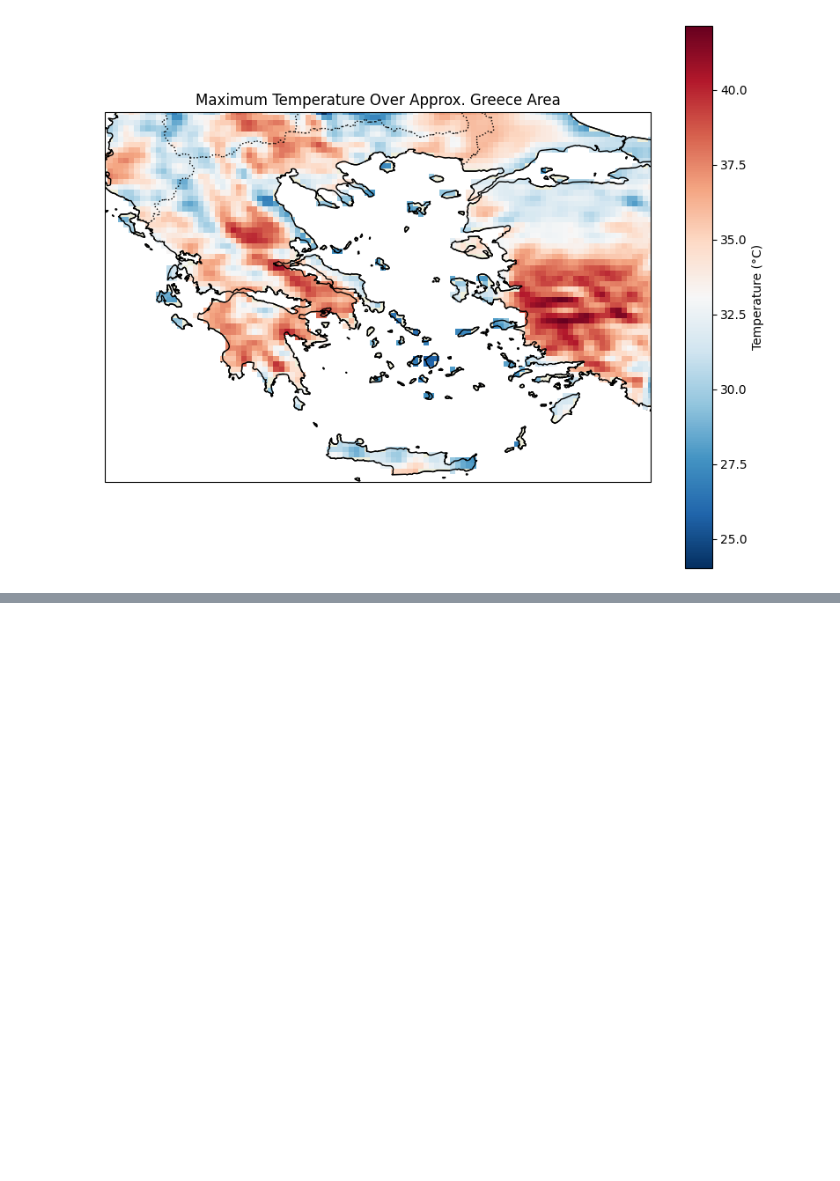
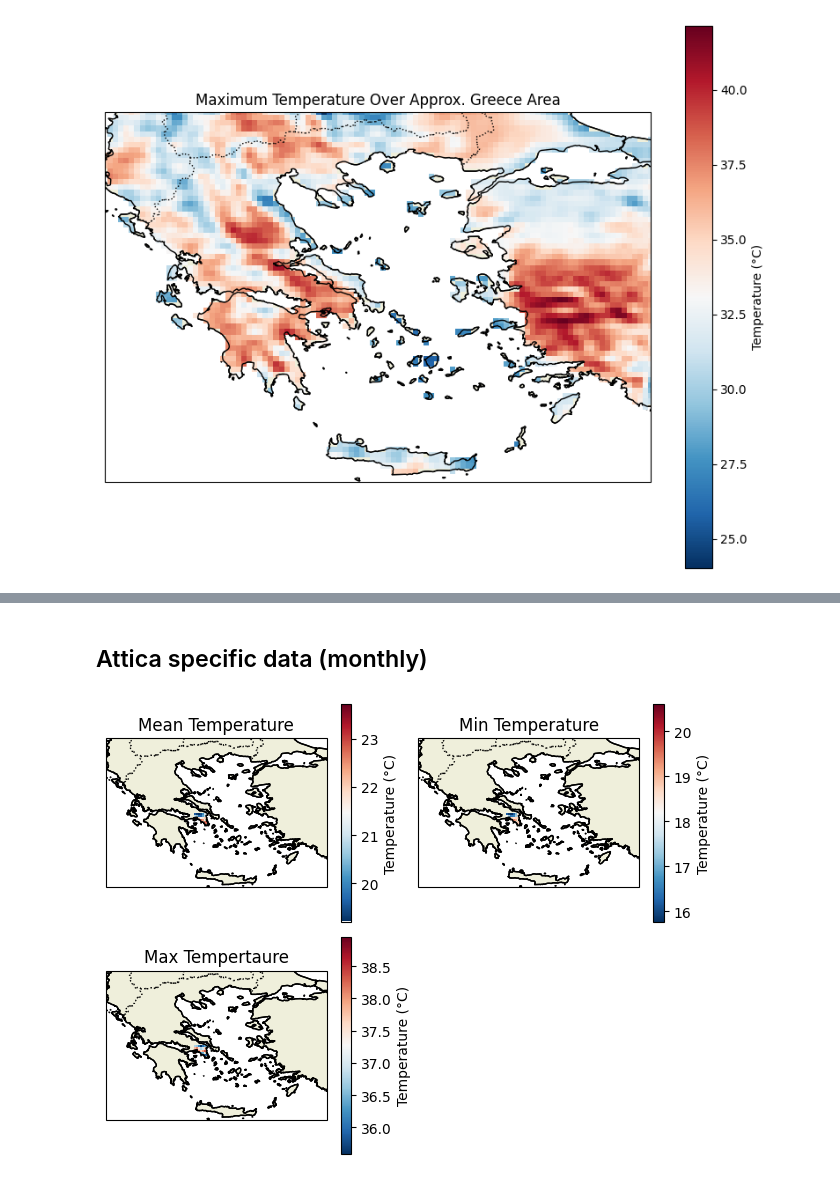
Before and after one commit to edwardLum/mapping-data-visualization-python, a Jupyter notebook: code/exercise1/Exercise 1.ipynb, the cells around one changed output, grey strips where cells are left out. Saved outputs shown, nothing was run; the diff lists cells and outputs as text; code cells hidden in the pictures; blank space fills up the shorter version.

Commit message:
Plotting Attica only monthly data

```diff
--- a/code/exercise1/Exercise 1.ipynb
+++ b/code/exercise1/Exercise 1.ipynb
@@ -140,0 +141,35 @@ plt.show()
+# %% [markdown]
+## Attica specific data (monthly)
+# %%
+# selecting attica region
+temperature_data = ds["t2m"]
+
+attica = {'latitude': (38.23, 37.70),
+          'longitude': (23.45, 24.25)}
+
+attica_temperature_data = temperature_data.sel(latitude=slice(*attica['latitude']) , longitude=slice(*attica['longitude']))
+
+# Getting mean monthly attica temperature
+attica_mean_daily_temperature = attica_temperature_data.groupby("time").min("step")
+attica_mean_monthly_temperature = attica_mean_daily_temperature.mean(dim="time")
+
+# Getting min monthly attica temperature
+attica_min_daily_temperature = attica_temperature_data.groupby("time").min("step")
+attica_min_monthly_temperature = attica_min_daily_temperature.min(dim="time")
+
+# Getting max monthly attica temperature
+attica_max_daily_temperature = attica_temperature_data.groupby("time").max("step")
+attica_max_monthly_temperature = attica_max_daily_temperature.max(dim="time")
+
+fig, ((ax1, ax2), (ax3, ax4)) = plt.subplots(2, 2, subplot_kw={'projection': ccrs.PlateCarree()})
+ax4.axis('off')  # Turn off the 4th axis
+
+# Now plot the data on the axes
+plot_temperature_on_ax(ax1, attica_mean_monthly_temperature, 'Mean Temperature')
+plot_temperature_on_ax(ax2, attica_min_monthly_temperature, 'Min Temperature')
+plot_temperature_on_ax(ax3, attica_max_monthly_temperature, 'Max Tempertaure')
+
+plt.tight_layout()
+plt.show()
+# %% [output]
+[figure, added]
```
Also changed, not shown: parts of 12 cells of this notebook.
